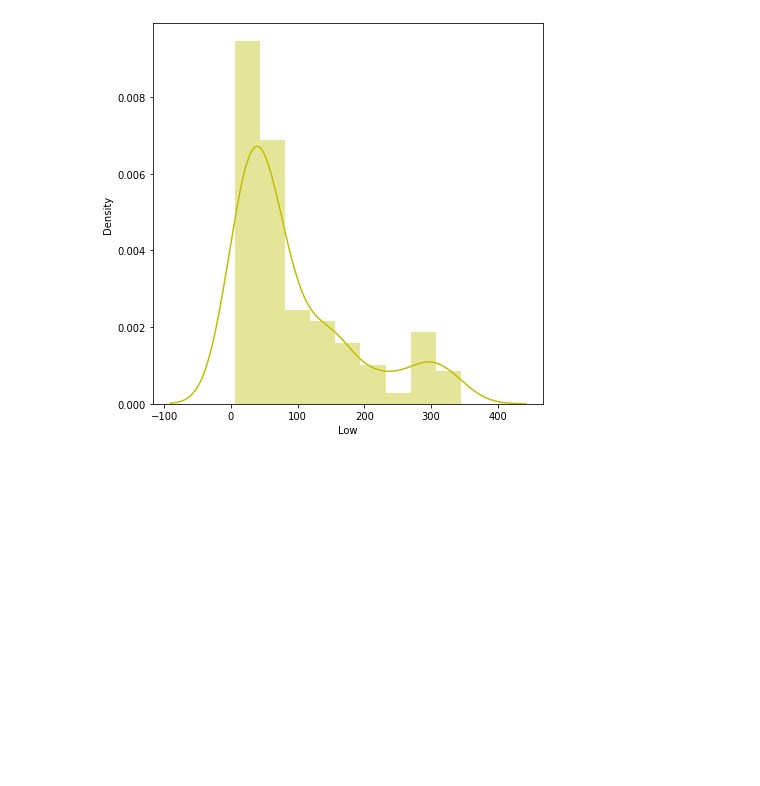
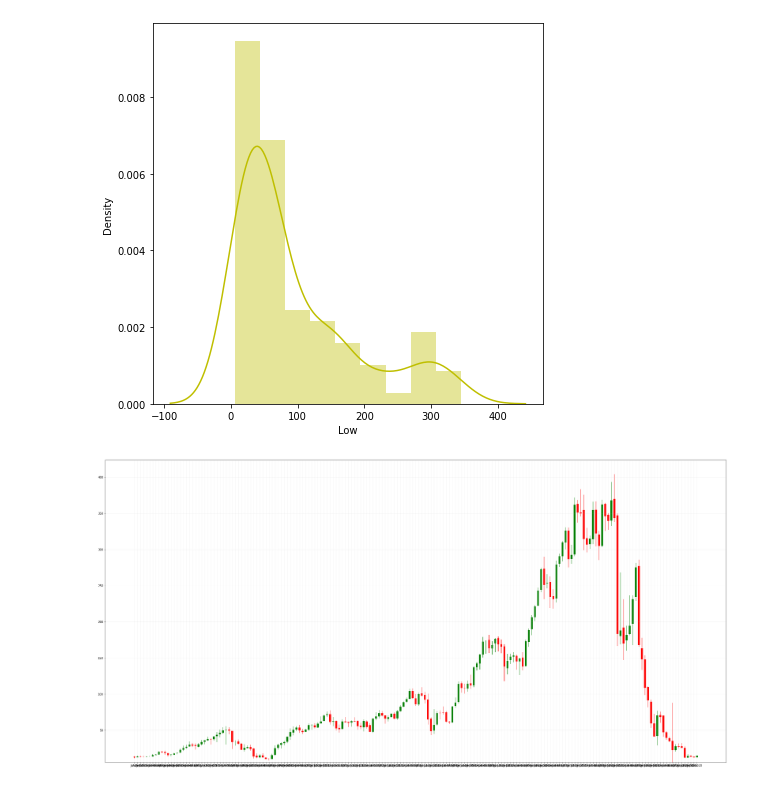
Before and after one commit to almaprateek/Yes_Bank_Stock_Closing_Price_Prediction, a Jupyter notebook: Prateek_Self_notebook_Yes_Bank_.ipynb, the cells around one changed output. Saved outputs shown, nothing was run; the diff lists cells and outputs as text; code cells hidden in the pictures; blank space fills up the shorter version.

```diff
--- a/Prateek_Self_notebook_Yes_Bank_.ipynb
+++ b/Prateek_Self_notebook_Yes_Bank_.ipynb
@@ -118,3 +118,23 @@ sns.distplot(data['Low'],color="y")
 #   plt.ylabel('Closing price')
 
 # plt.show()
+# %%
+def candlestick(t, o, h, l, c):
+    plt.figure(figsize=(40,20))
+    color = ["green" if close_price > open_price else "red" for close_price, open_price in zip(c, o)]
+    plt.bar(x=t, height=np.abs(o-c), bottom=np.min((o,c), axis=0), width=0.6, color=color)
+    plt.bar(x=t, height=h-l, bottom=l, width=0.1, color=color)
+
+
+candlestick(
+    data.index,
+    data["Open"],
+    data["High"],
+    data["Low"],
+    data["Close"]
+)
+
+plt.grid(alpha=0.2)
+plt.show( )
+# %% [output]
+[figure, added]
```
